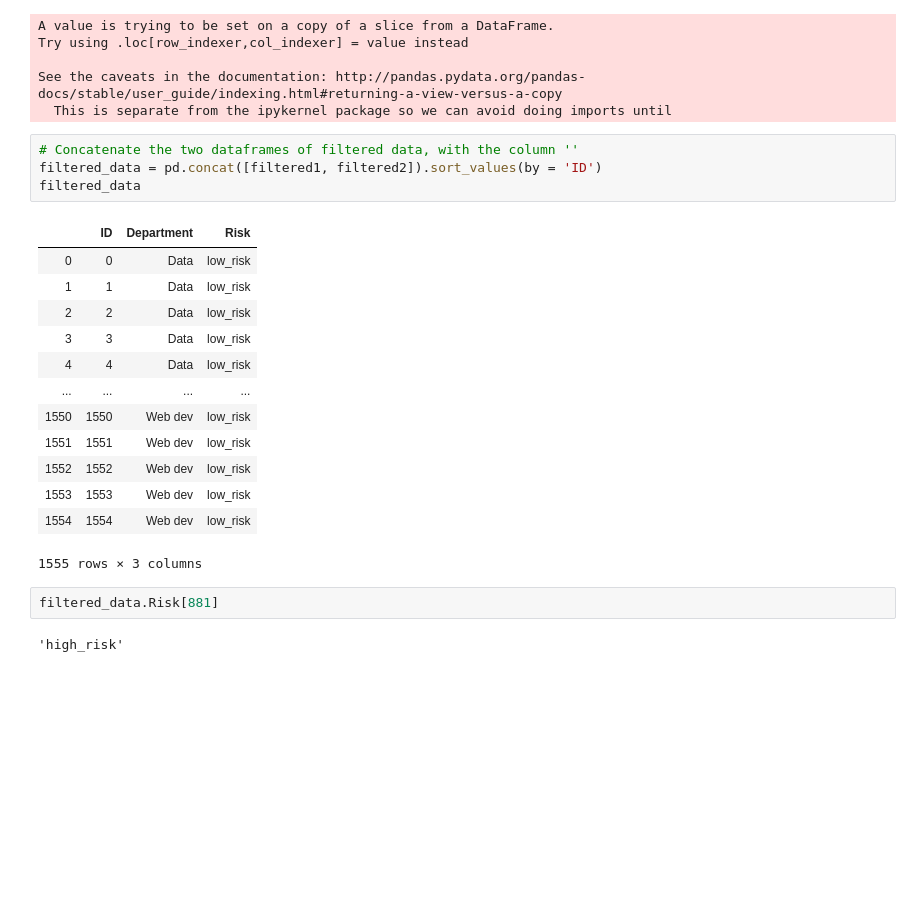
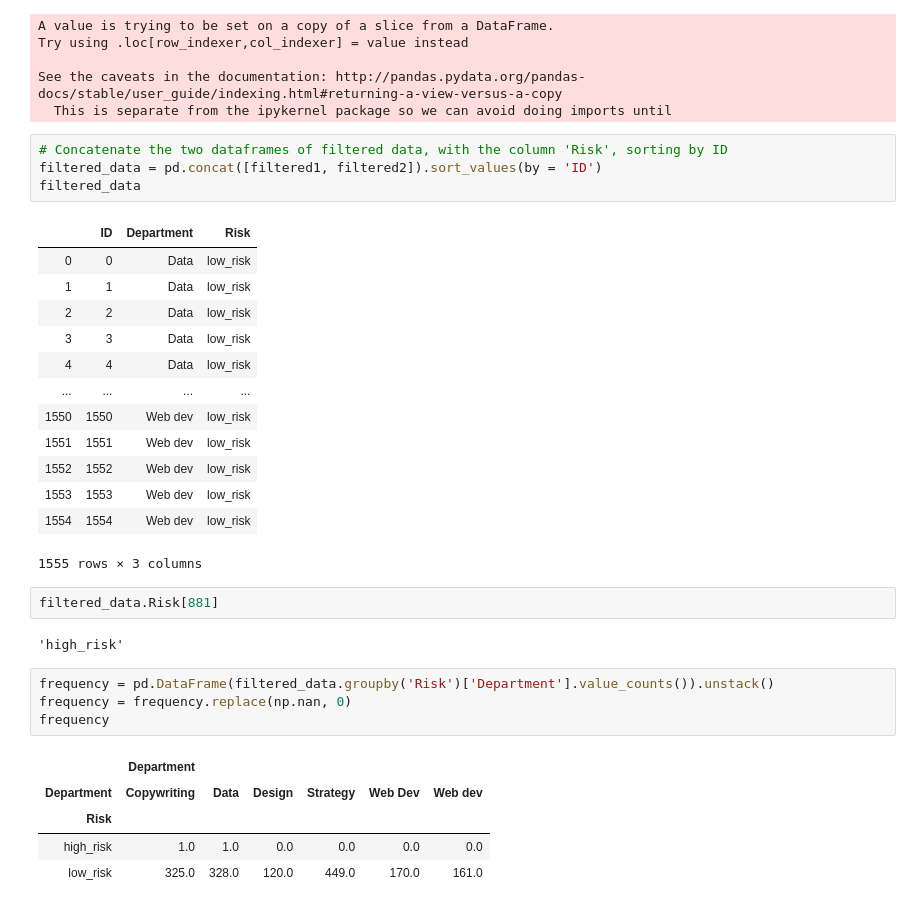
Before and after one commit to PhathuAuti/data-wrangling, a Jupyter notebook: Data Wrangling.ipynb, the cells around one changed output. Cells and saved outputs as stored; diff of their text form; blank space fills up the shorter version.

```diff
--- a/Data Wrangling.ipynb
+++ b/Data Wrangling.ipynb
@@ -193,7 +193,7 @@ Try using .loc[row_indexer,col_indexer] = value instead
 See the caveats in the documentation: http://pandas.pydata.org/pandas-docs/stable/user_guide/indexing.html#returning-a-view-versus-a-copy
   This is separate from the ipykernel package so we can avoid doing imports until
 # %%
-# Concatenate the two dataframes of filtered data, with the column ''
+# Concatenate the two dataframes of filtered data, with the column 'Risk', sorting by ID
 filtered_data = pd.concat([filtered1, filtered2]).sort_values(by = 'ID')
 filtered_data
 # %% [output]
@@ -214,3 +214,13 @@ filtered_data
 filtered_data.Risk[881]
 # %% [output]
 'high_risk'
+# %%
+frequency = pd.DataFrame(filtered_data.groupby('Risk')['Department'].value_counts()).unstack()
+frequency = frequency.replace(np.nan, 0)
+frequency
+# %% [output]
+|  | Department |  |  |  |  |  |
+| Department | Copywriting | Data | Design | Strategy | Web Dev | Web dev |
+| Risk |  |  |  |  |  |  |
+| high_risk | 1.0 | 1.0 | 0.0 | 0.0 | 0.0 | 0.0 |
+| low_risk | 325.0 | 328.0 | 120.0 | 449.0 | 170.0 | 161.0 |
```
Also changed, not shown: parts of 4 cells of this notebook.
